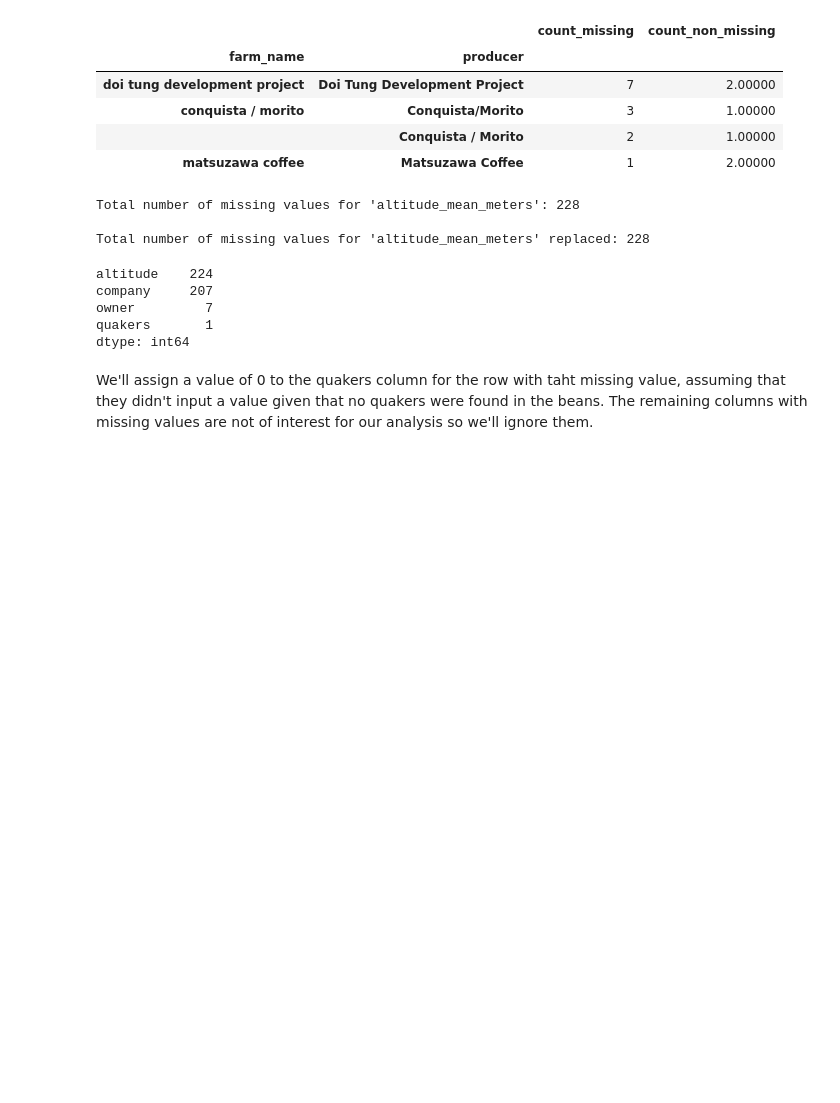
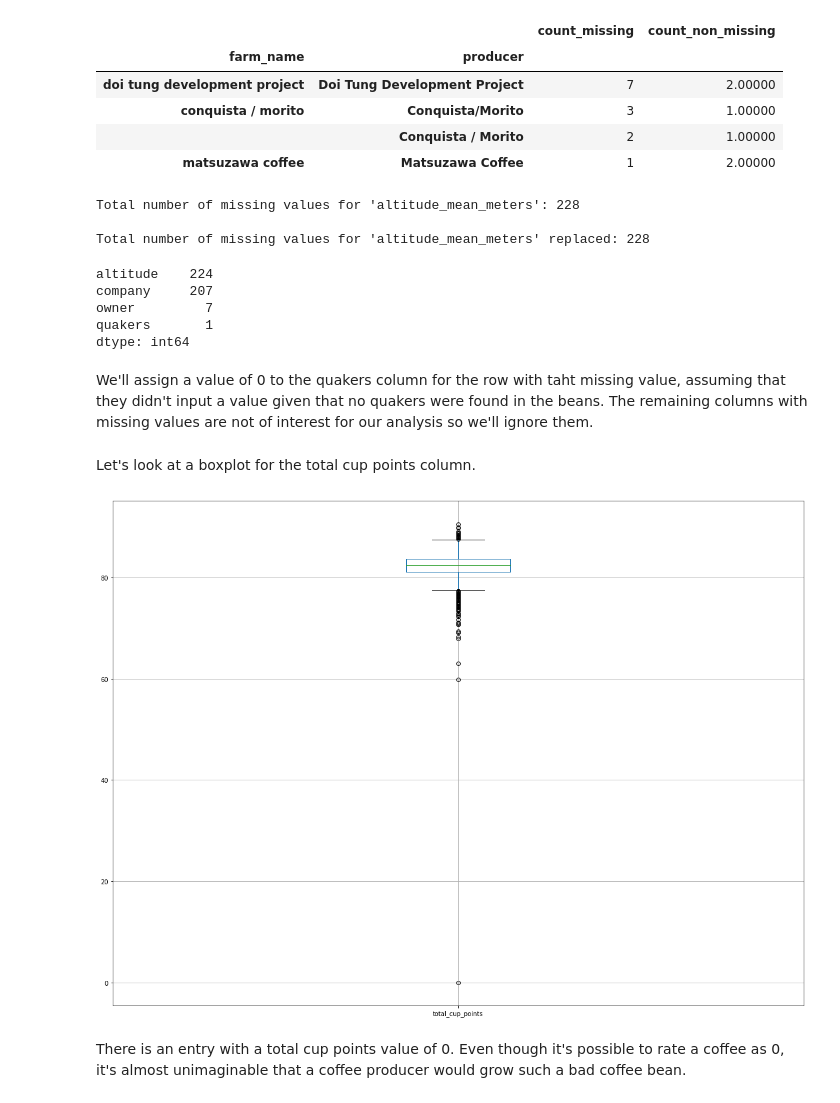
Before and after one commit to FuegoDiego/coffee_ratings, a Jupyter notebook: Coffee Ratings Cleanup.ipynb, the cells around one changed output. Cells and saved outputs as stored; diff of their text form; code cells hidden in the pictures; blank space fills up the shorter version.

Commit message:
Cleaned up the total points column and fixed an error I missed.

```diff
--- a/Coffee Ratings Cleanup.ipynb
+++ b/Coffee Ratings Cleanup.ipynb
@@ -898,3 +883,11 @@ We'll assign a value of 0 to the quakers column for the row with taht missing va
 # %%
 coffee_df.loc[coffee_df['quakers'].isnull(), 'quakers'] = 0
 coffee_df.drop(['altitude', 'company', 'owner'], axis=1, inplace=True)
+# %% [markdown]
+Let's look at a boxplot for the total cup points column.
+# %%
+coffee_df.boxplot('total_cup_points', figsize=(20,15));
+# %% [output]
+[figure, added]
+# %% [markdown]
+There is an entry with a total cup points value of 0. Even though it's possible to rate a coffee as 0, it's almost unimaginable that a coffee producer would grow such a bad coffee bean.
```
Also changed, not shown: parts of 13 cells of this notebook.
